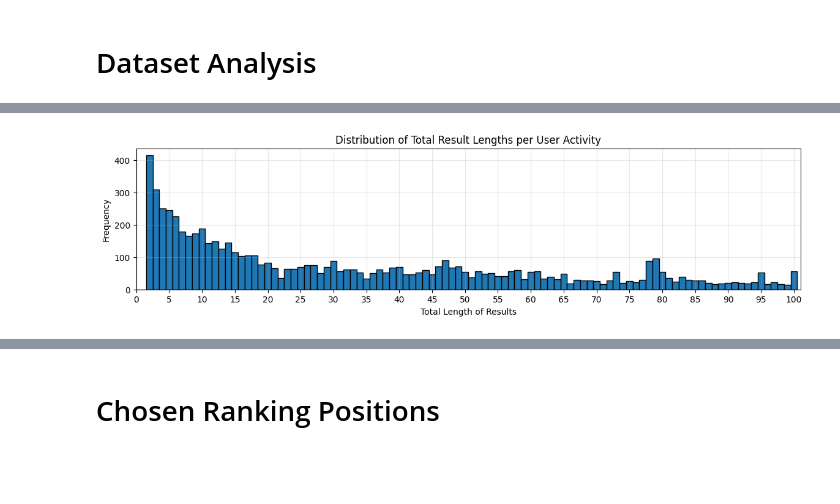
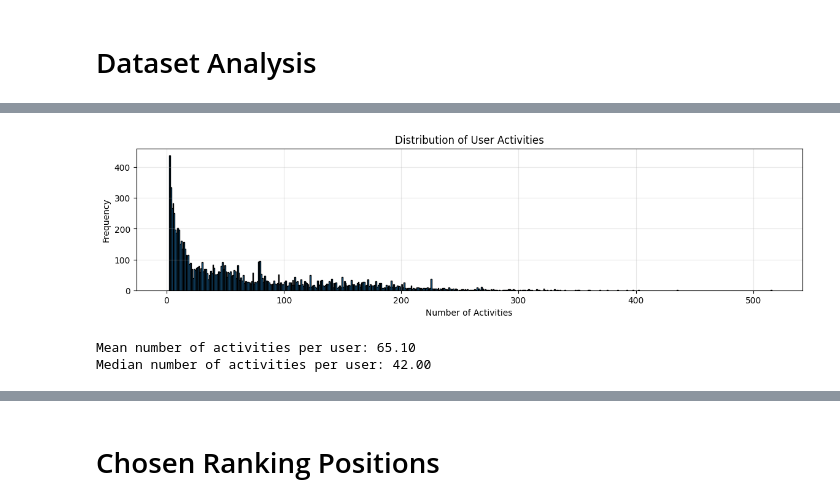
Before and after one commit to mg98/dart, a Jupyter notebook: results.ipynb, the cells around one changed output, grey strips where cells are left out. Drawn from its saved outputs; the diff is of its cells as text; code cells hidden in the pictures; blank space fills up the shorter version.

```diff
--- a/results.ipynb
+++ b/results.ipynb
@@ -81,21 +81,25 @@ Number of activities with only one result: 975
 Percentage of activities with only one result: 10.75%
 Mean number of results per activity: 64.17
 Median number of results per activity: 41.00
-# %%
-# Compute lengths of results per activity
-result_lengths = [len(ua.results) for ua in user_activities]
-xlim = 100
-
-# Plot histogram
-plt.figure(figsize=(14, 3))
-plt.hist(result_lengths, bins=range(xlim + 2), edgecolor='black', align='left')
-plt.xlim(0, xlim + 1)
-plt.xlabel('Total Length of Results')
-plt.ylabel('Frequency')
-plt.title('Distribution of Total Result Lengths per User Activity')
-plt.grid(True, alpha=0.3)
-plt.xticks(range(0, xlim + 1, max(1, xlim // 20)))
-
-plt.show()
-# %% [output]
-[figure, removed]
+# %%
+# Plot user activities per user in a histogram
+plt.figure(figsize=(14, 3))
+
+user_activity_counts = [len(ua.results) for ua in user_activities]
+
+plt.hist(user_activity_counts, bins=range(max(user_activity_counts)+1), edgecolor='black')
+plt.xlabel('Number of Activities')
+plt.ylabel('Frequency')
+plt.title('Distribution of User Activities')
+plt.grid(True, alpha=0.3)
+plt.show()
+
+# Calculate and print mean and median of user activities
+mean_activities = np.mean(user_activity_counts)
+median_activities = np.median(user_activity_counts)
+print(f"Mean number of activities per user: {mean_activities:.2f}")
+print(f"Median number of activities per user: {median_activities:.2f}")
+# %% [output]
+[figure, added]
+Mean number of activities per user: 65.10
+Median number of activities per user: 42.00
```
Also changed, not shown: parts of 9 cells of this notebook, 23 other files.
